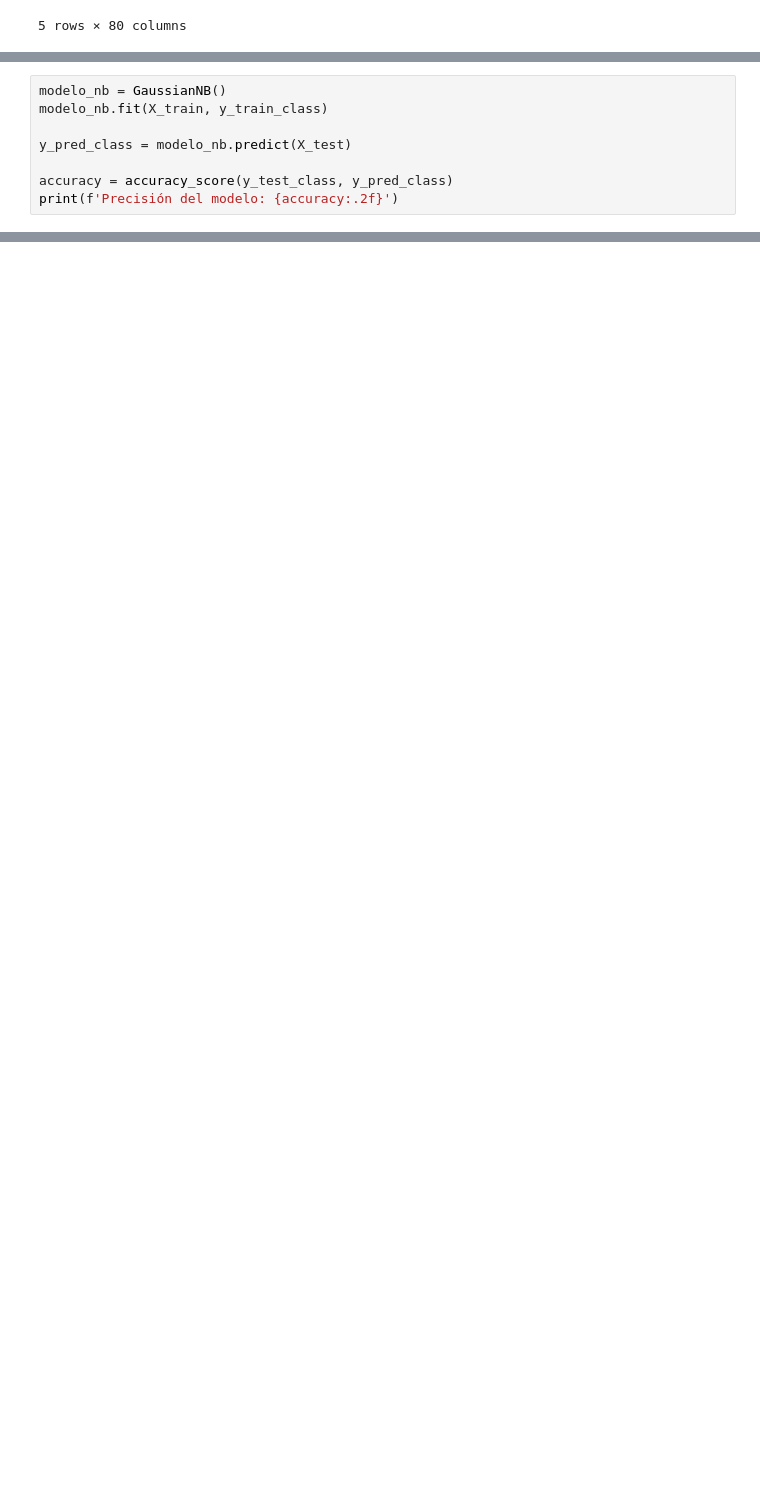
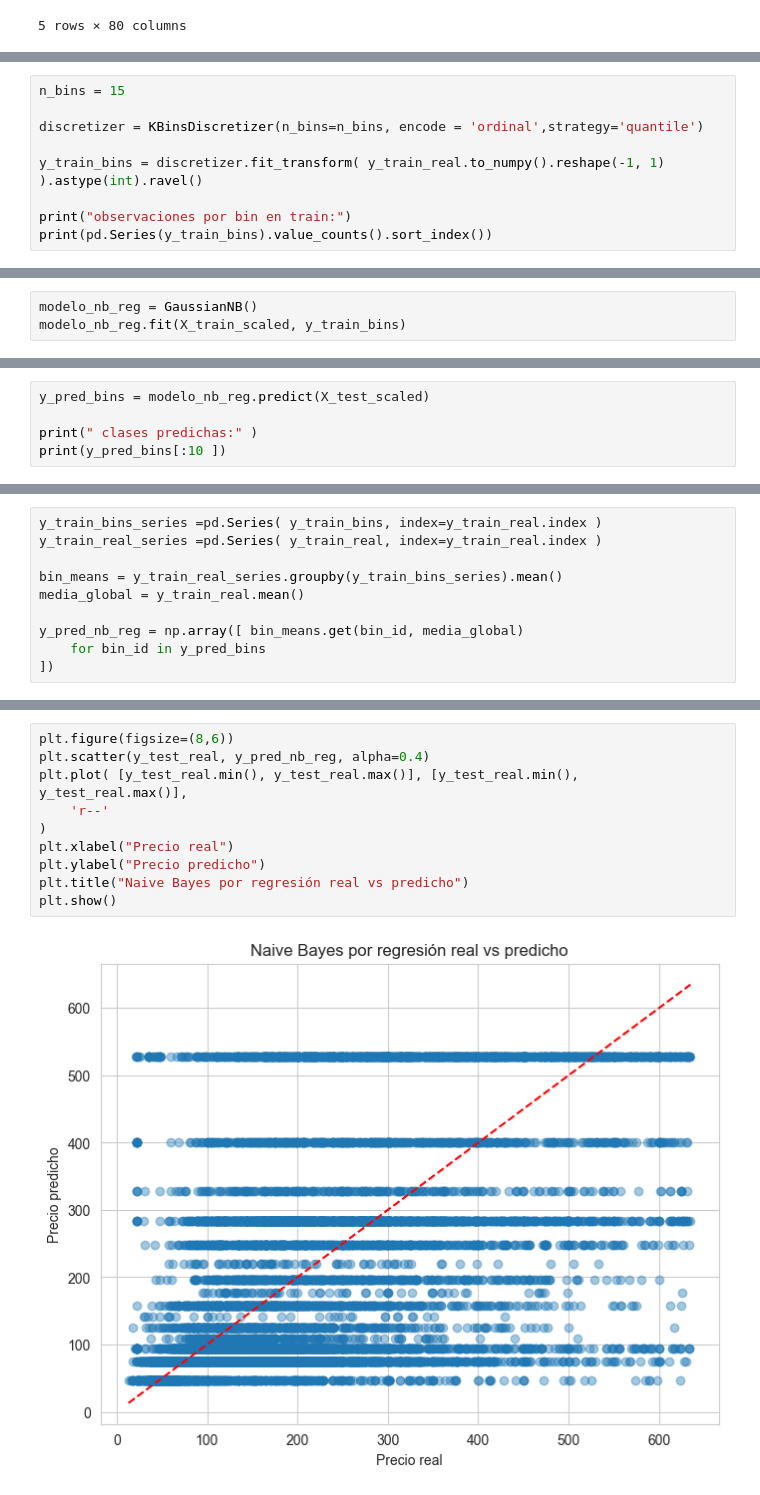
Before and after one commit to belennmm/MD_Bayes_L5, a Jupyter notebook: Notebooks/bayes.ipynb, the cells around one changed output, grey strips where cells are left out. Cells and saved outputs as stored; diff of their text form; blank space fills up the shorter version.

```diff
--- a/Notebooks/bayes.ipynb
+++ b/Notebooks/bayes.ipynb
@@ -159,0 +170,9 @@ X_test = pd.DataFrame(
+# %%
+n_bins = 15
+
+discretizer = KBinsDiscretizer(n_bins=n_bins, encode = 'ordinal',strategy='quantile')
+
+y_train_bins = discretizer.fit_transform( y_train_real.to_numpy().reshape(-1, 1) ).astype(int).ravel()
+
+print("observaciones por bin en train:")
+print(pd.Series(y_train_bins).value_counts().sort_index())
@@ -162,9 +199,4 @@ X_test = pd.DataFrame(
 # %%
-modelo_nb = GaussianNB()
-modelo_nb.fit(X_train, y_train_class)
-
-y_pred_class = modelo_nb.predict(X_test)
-
-accuracy = accuracy_score(y_test_class, y_pred_class)
-print(f'Precisión del modelo: {accuracy:.2f}')
+modelo_nb_reg = GaussianNB()
+modelo_nb_reg.fit(X_train_scaled, y_train_bins)
 # %% [output]
@@ -171,0 +204,5 @@ Precisión del modelo: 0.52
+# %%
+y_pred_bins = modelo_nb_reg.predict(X_test_scaled)
+
+print(" clases predichas:" )
+print(y_pred_bins[:10 ])
@@ -171,0 +212,10 @@ Precisión del modelo: 0.52
+# %%
+y_train_bins_series =pd.Series( y_train_bins, index=y_train_real.index )
+y_train_real_series =pd.Series( y_train_real, index=y_train_real.index )
+
+bin_means = y_train_real_series.groupby(y_train_bins_series).mean()
+media_global = y_train_real.mean()
+
+y_pred_nb_reg = np.array([ bin_means.get(bin_id, media_global)
+    for bin_id in y_pred_bins
+])
@@ -171,0 +253,12 @@ Precisión del modelo: 0.52
+# %%
+plt.figure(figsize=(8,6))
+plt.scatter(y_test_real, y_pred_nb_reg, alpha=0.4)
+plt.plot( [y_test_real.min(), y_test_real.max()], [y_test_real.min(), y_test_real.max()],
+    'r--'
+)
+plt.xlabel("Precio real")
+plt.ylabel("Precio predicho")
+plt.title("Naive Bayes por regresión real vs predicho")
+plt.show()
+# %% [output]
+[figure, added]
```
Also changed, not shown: parts of 24 cells of this notebook.
